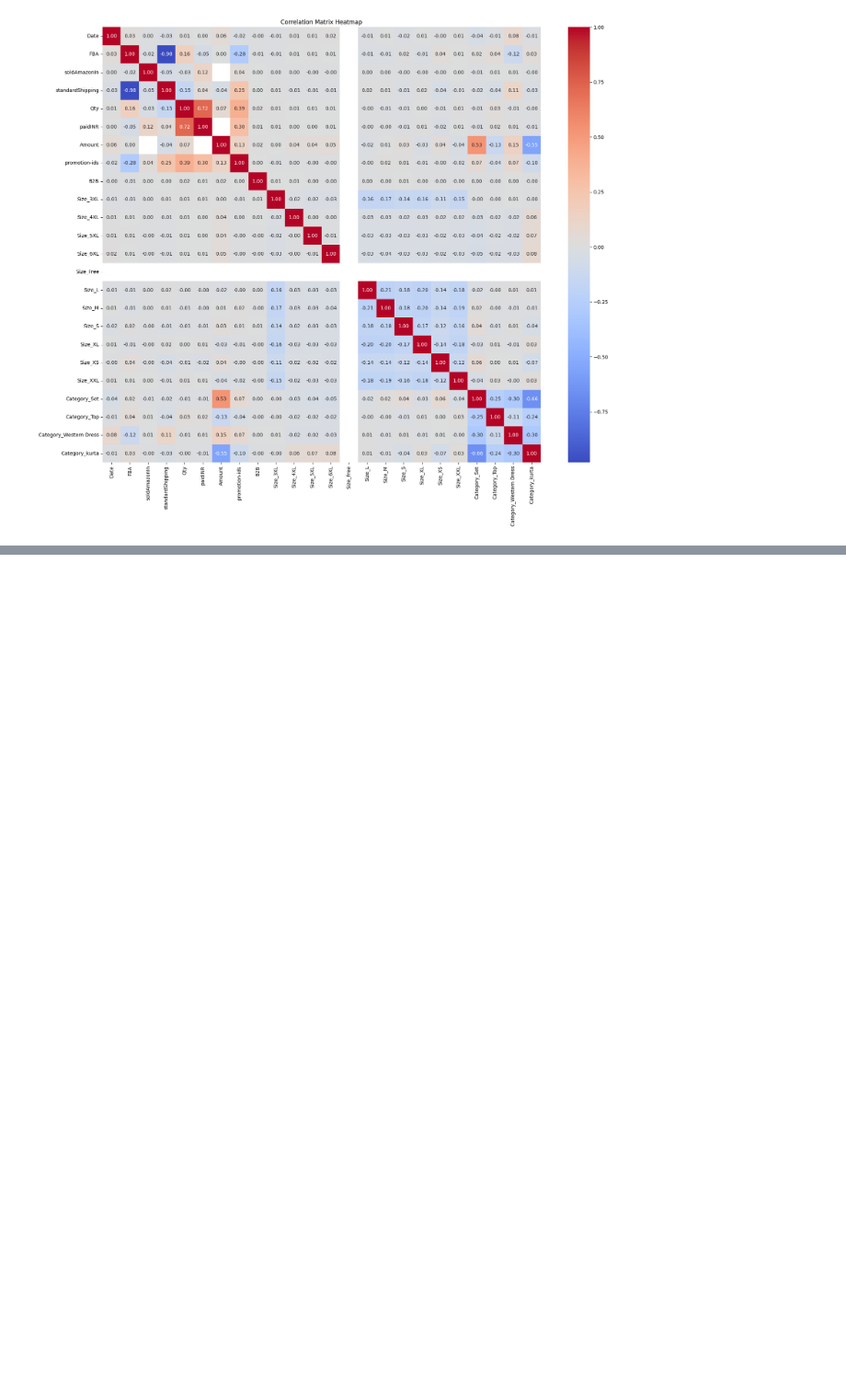
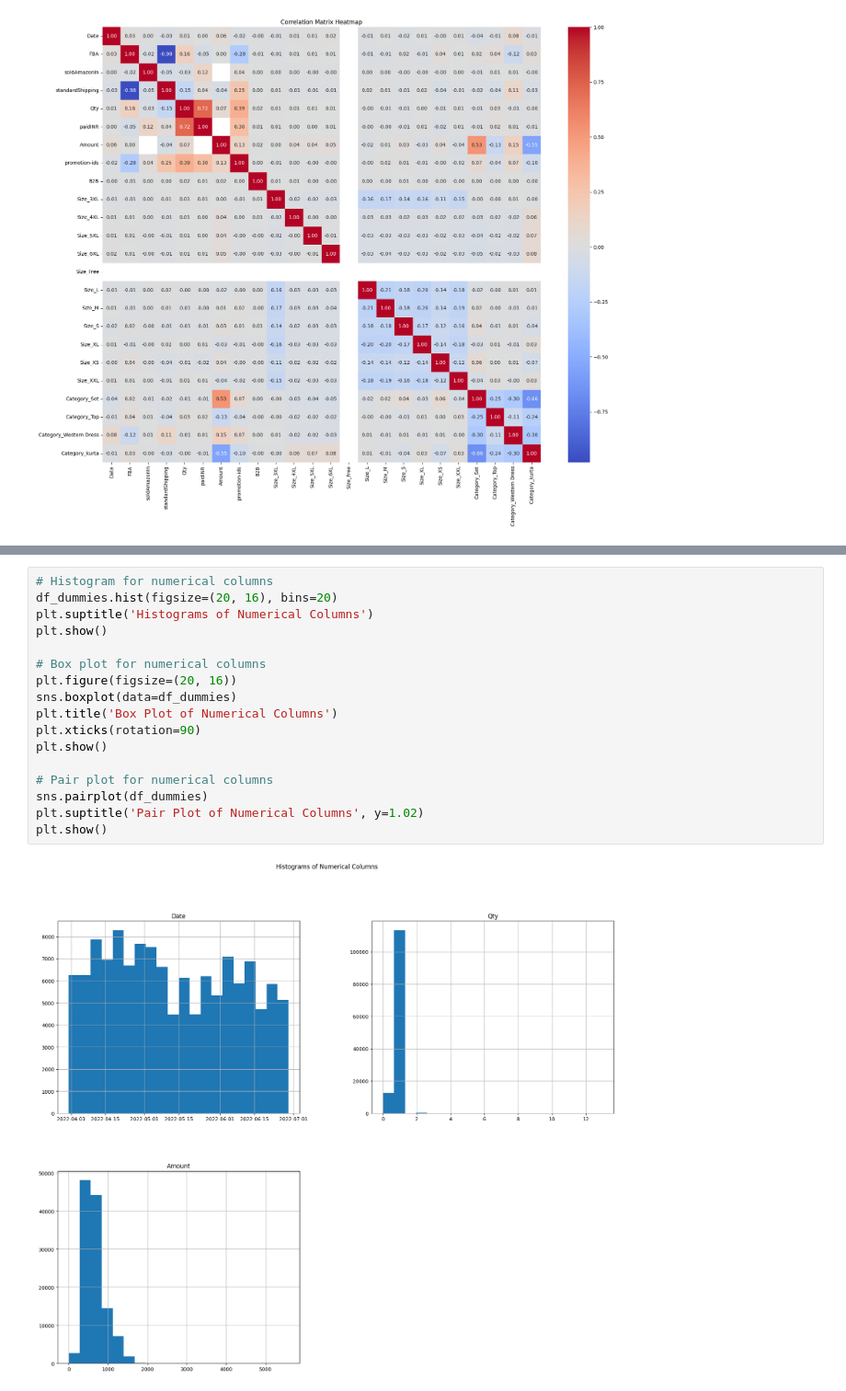
Before and after one commit to SantiagoArenas/TFG_Santiago, a Jupyter notebook: dataAcquisition/Amazon/trials.ipynb, the cells around one changed output, grey strips where cells are left out. Shown at 92% size. Drawn from its saved outputs; the diff is of its cells as text; blank space fills up the shorter version.

Commit message:
added descriptive analysis graphs

```diff
--- a/dataAcquisition/Amazon/trials.ipynb
+++ b/dataAcquisition/Amazon/trials.ipynb
@@ -128,0 +142,19 @@ plt.show()
+# %%
+# Histogram for numerical columns
+df_dummies.hist(figsize=(20, 16), bins=20)
+plt.suptitle('Histograms of Numerical Columns')
+plt.show()
+
+# Box plot for numerical columns
+plt.figure(figsize=(20, 16))
+sns.boxplot(data=df_dummies)
+plt.title('Box Plot of Numerical Columns')
+plt.xticks(rotation=90)
+plt.show()
+
+# Pair plot for numerical columns
+sns.pairplot(df_dummies)
+plt.suptitle('Pair Plot of Numerical Columns', y=1.02)
+plt.show()
+# %% [output]
+[figure, added]
```
Also changed, not shown: parts of 2 cells of this notebook.
